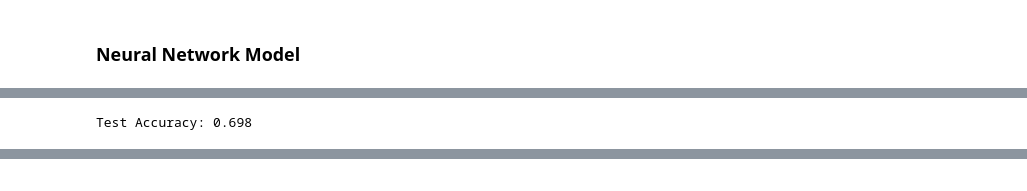
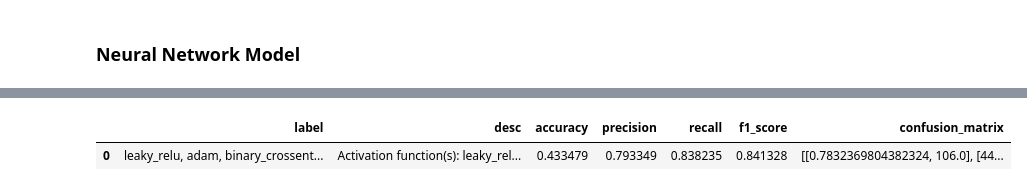
Before and after one commit to julianag27/ml-project, a Jupyter notebook: FinalProject.ipynb, the cells around one changed output, grey strips where cells are left out. Drawn from its saved outputs; the diff is of its cells as text; code cells hidden in the pictures.

Commit message:
Cleaned up and started to set up to allow working in multiple files
this will clean up the main notebook and make collaboration easier accross branches (branch for each model type or something)

```diff
--- a/FinalProject.ipynb
+++ b/FinalProject.ipynb
@@ -235,4 +184,6 @@ _, test_accuracy = model.evaluate(X_test, Y_test)
-# %%
-print(f'Test Accuracy: {test_accuracy:.3f}')
-# %% [output]
-Test Accuracy: 0.698
+# %%
+from models.neural_net import nn_run_models
+
+nn_models = nn_run_models(X_train, Y_train, X_test, Y_test)
+pd.DataFrame(nn_models) # Show stats output as table
+# %% [output]
@@ -238,0 +207,2 @@ Test Accuracy: 0.698
+|  | label | desc | accuracy | precision | recall | f1_score | confusion_matrix |
+| 0 | leaky_relu, adam, binary_crossent... | Activation function(s): leaky_rel... | 0.433479 | 0.793349 | 0.838235 | 0.841328 | [[0.7832369804382324, 106.0], [44... |
```
Also changed, not shown: parts of 10 cells of this notebook, 2 other files.
